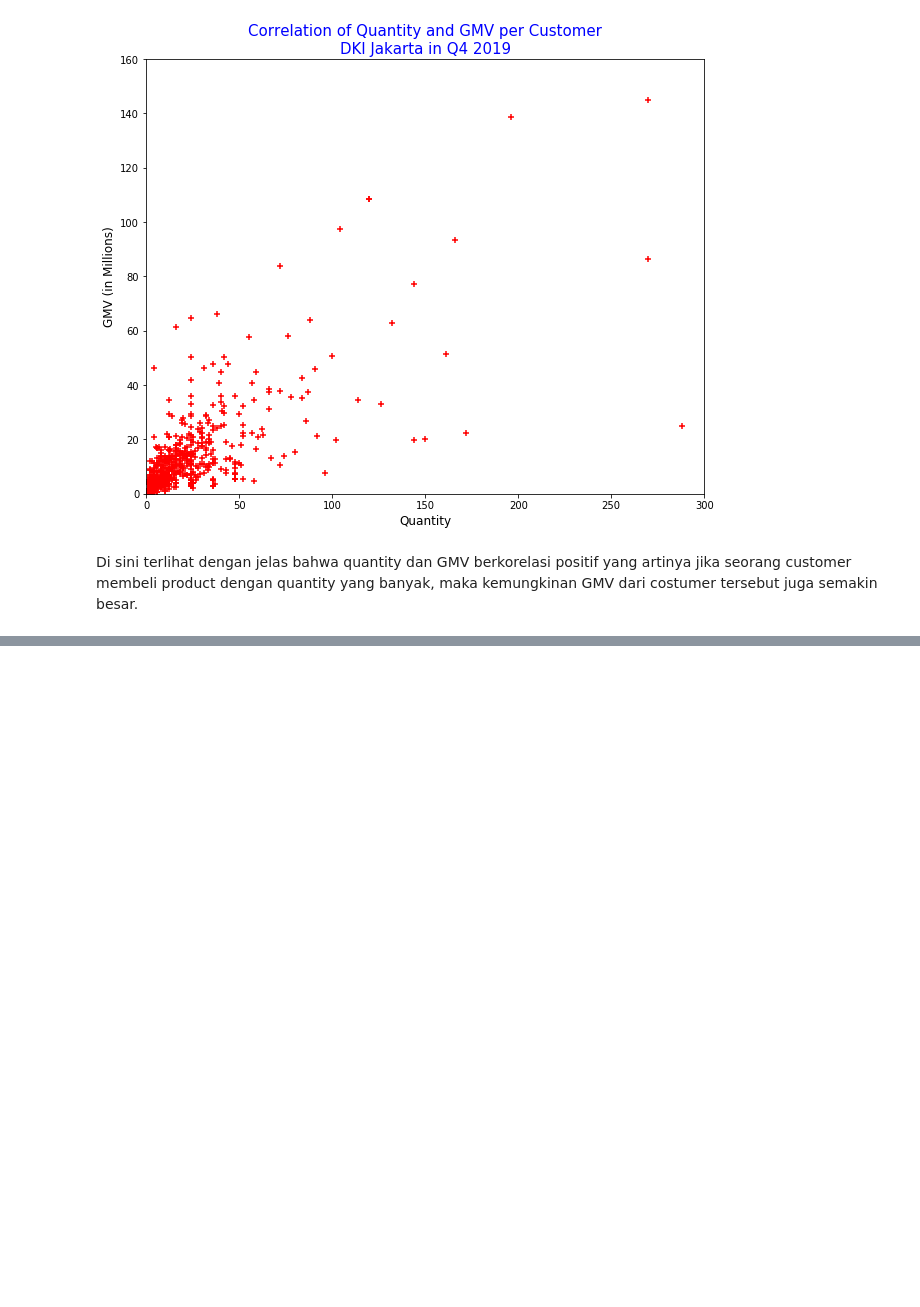
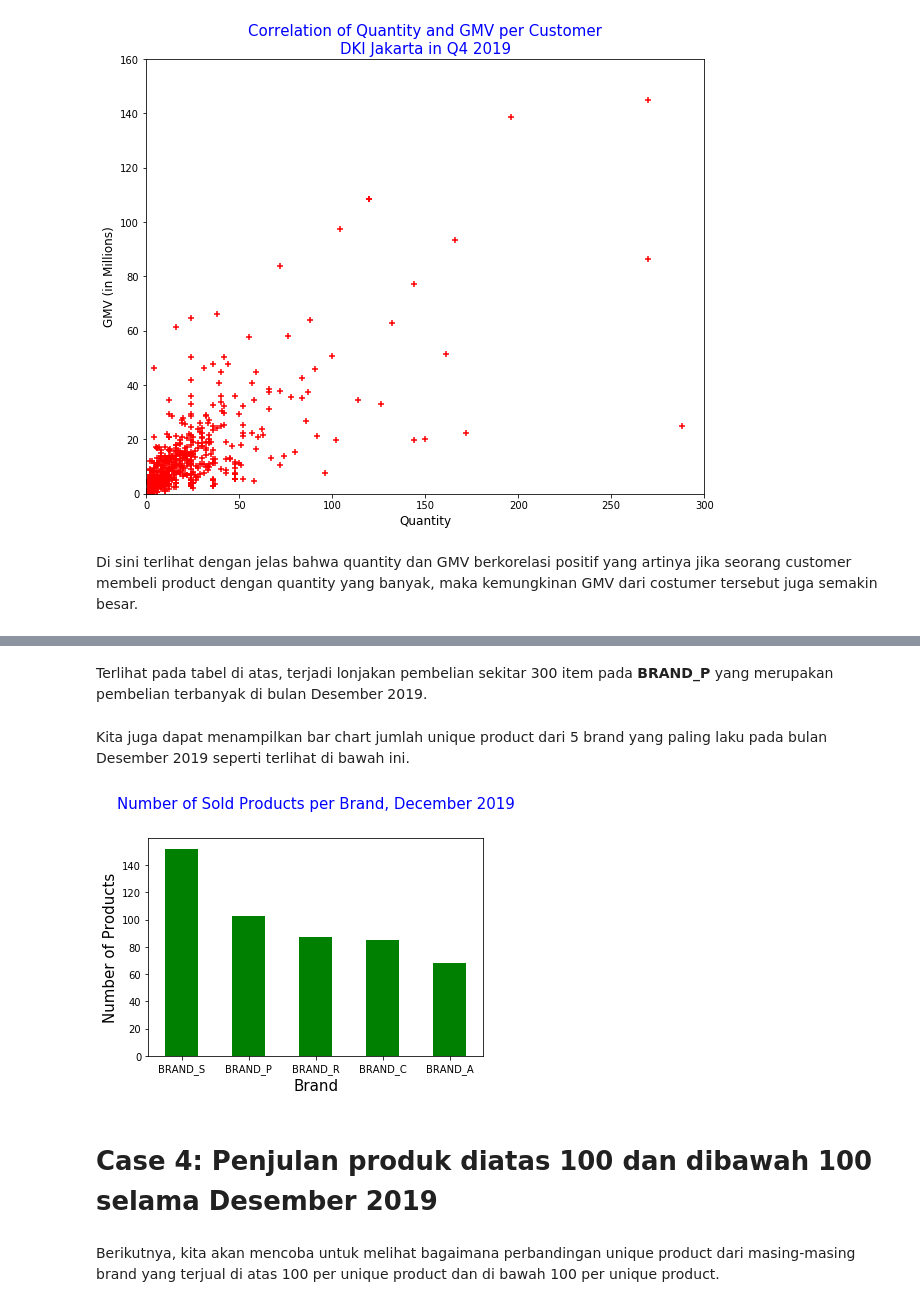
Before and after one commit to razymawardi/DQLab-Course-Projects, a Jupyter notebook: Data Visualization Part 2/Data Visualization part 2.ipynb, the cells around one changed output, grey strips where cells are left out. Cells and saved outputs as stored; diff of their text form; code cells hidden in the pictures; blank space fills up the shorter version.

```diff
--- a/Data Visualization Part 2/Data Visualization part 2.ipynb
+++ b/Data Visualization Part 2/Data Visualization part 2.ipynb
@@ -537,0 +618,19 @@ Di sini  terlihat dengan jelas bahwa quantity dan GMV berkorelasi positif yang a
+# %% [markdown]
+Terlihat pada tabel di atas, terjadi lonjakan pembelian sekitar 300 item pada **BRAND_P** yang merupakan pembelian terbanyak di bulan Desember 2019.
+# %% [markdown]
+Kita juga dapat menampilkan bar chart jumlah unique product dari 5 brand yang paling laku pada bulan Desember 2019 seperti terlihat di bawah ini.
+# %%
+plt.clf()
+dataset_top5brand_dec.groupby('brand')['product_id'].nunique().sort_values(ascending=False).plot(kind='bar', color='green')
+plt.title('Number of Sold Products per Brand, December 2019',loc='center',pad=30, fontsize=15, color='blue')
+plt.xlabel('Brand', fontsize = 15)
+plt.ylabel('Number of Products',fontsize = 15)
+plt.ylim(ymin=0)
+plt.xticks(rotation=0)
+plt.show()
+# %% [output]
+[figure, added]
+# %% [markdown]
+# Case 4: Penjulan produk diatas 100 dan dibawah 100 selama Desember 2019
+# %% [markdown]
+Berikutnya, kita akan mencoba untuk melihat bagaimana perbandingan unique product dari masing-masing brand yang terjual di atas 100 per unique product dan di bawah 100 per unique product.
```
Also changed, not shown: parts of 26 cells of this notebook.
